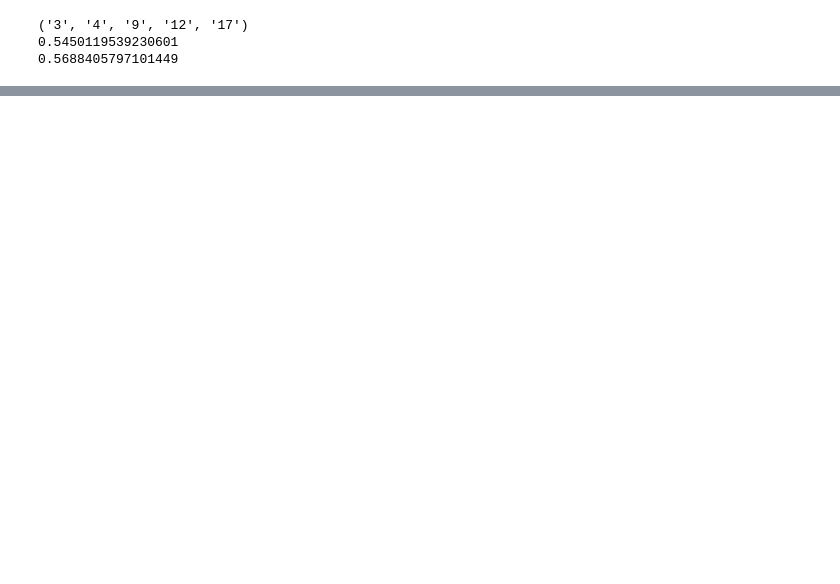
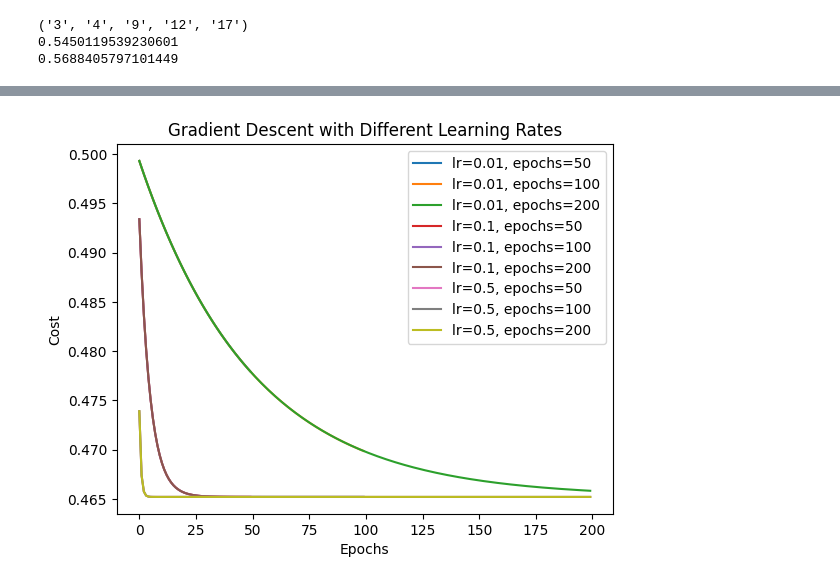
Before and after one commit to Seshmanuvarthi/ml-journey-2025, a Jupyter notebook: ml-internal-practise.ipynb, the cells around one changed output, grey strips where cells are left out. Cells and saved outputs as stored; diff of their text form; code cells hidden in the pictures; blank space fills up the shorter version.

Commit message:
Kaggle Notebook | ML_Internal_Practise | Version 4

```diff
--- a/ml-internal-practise.ipynb
+++ b/ml-internal-practise.ipynb
@@ -821,0 +819,56 @@ plt.show()
+# %%
+import pandas as pd
+import numpy as np
+import matplotlib.pyplot as plt
+
+# Load dataset
+df = pd.read_csv("/kaggle/input/house-price-pred/house_price_train.csv")
+
+# Use LotArea as feature (X) and SalePrice as target (y)
+X = df['LotArea'].values
+y = df['SalePrice'].values
+
+# Normalize (for stable training)
+X = (X - X.mean()) / X.std()
+y = (y - y.mean()) / y.std()
+
+# Reshape and add bias term (1 column)
+X = X.reshape(-1, 1)
+X = np.c_[np.ones(X.shape[0]), X]   # adds a column of 1s
+
+# Prediction function
+def predict(X, theta):
+    return X.dot(theta)
+
+# Cost function (Mean Squared Error / 2)
+def cost(X, y, theta):
+    return np.mean((predict(X, theta) - y) ** 2) / 2
+
+# Gradient Descent
+def gradient_descent(X, y, alpha, epochs):
+    theta = np.zeros(X.shape[1])   # initialize [0,0]
+    m = len(y)
+    history = []
+
+    for _ in range(epochs):
+        theta -= alpha * (1/m) * X.T.dot(predict(X, theta) - y)
+        history.append(cost(X, y, theta))
+
+    return theta, history
+
+# Try different learning rates and epochs
+learning_rates = [0.01, 0.1, 0.5]
+epochs = [50, 100, 200]
+
+for lr in learning_rates:
+    for ep in epochs:
+        theta, history = gradient_descent(X, y, alpha=lr, epochs=ep)
+        plt.plot(history, label=f"lr={lr}, epochs={ep}")
+
+plt.xlabel("Epochs")
+plt.ylabel("Cost")
+plt.title("Gradient Descent with Different Learning Rates")
+plt.legend()
+plt.show()
+# %% [output]
+[figure, added]
```
Also changed, not shown: parts of 23 cells of this notebook.
